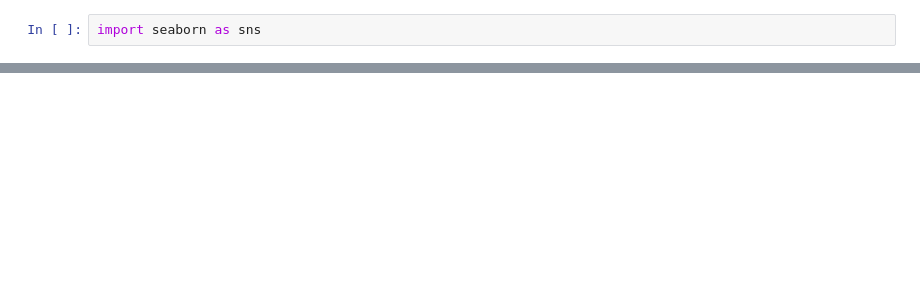
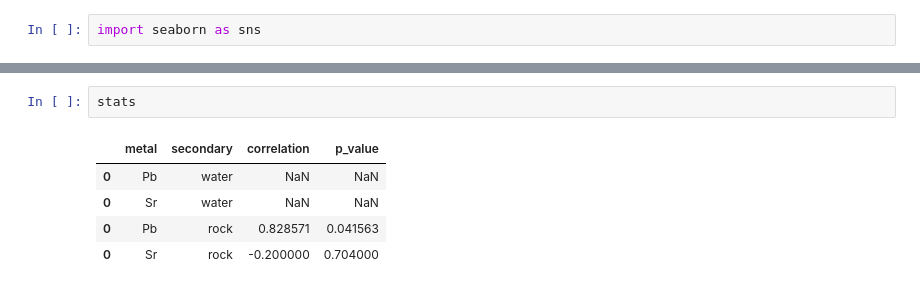
Before and after one commit to kaijif/emes-72-plant-chart, a Jupyter notebook: charts.ipynb, the cells around one changed output, grey strips where cells are left out. Drawn from its saved outputs; the diff is of its cells as text; blank space fills up the shorter version.

```diff
--- a/charts.ipynb
+++ b/charts.ipynb
@@ -84,0 +104,8 @@ for metal in ['Pb', 'Sr']:
+# %%
+stats
+# %% [output]
+|  | metal | secondary | correlation | p_value |
+| 0 | Pb | water | NaN | NaN |
+| 0 | Sr | water | NaN | NaN |
+| 0 | Pb | rock | 0.828571 | 0.041563 |
+| 0 | Sr | rock | -0.200000 | 0.704000 |
```
Also changed, not shown: parts of 6 cells of this notebook, 2 other files.
